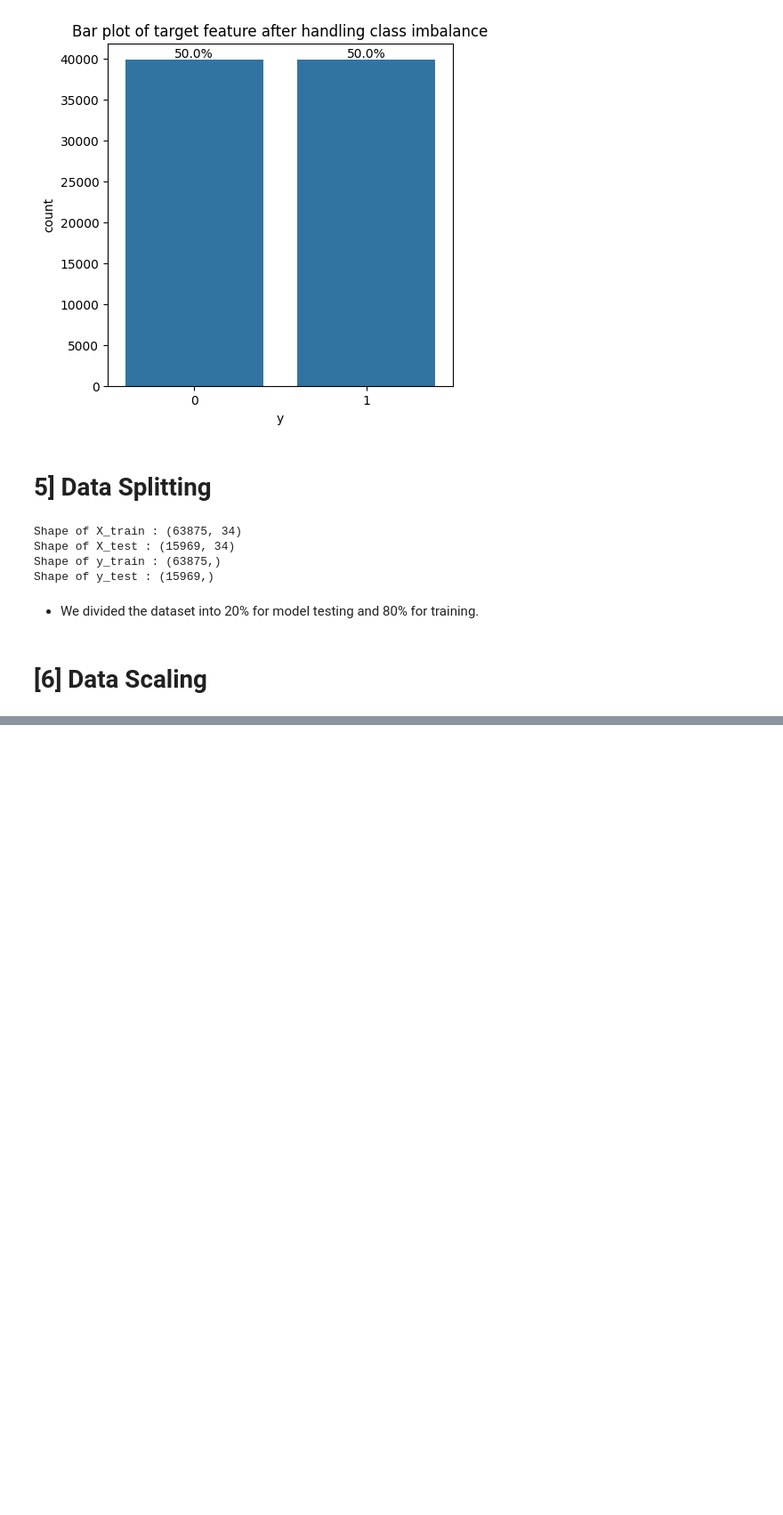
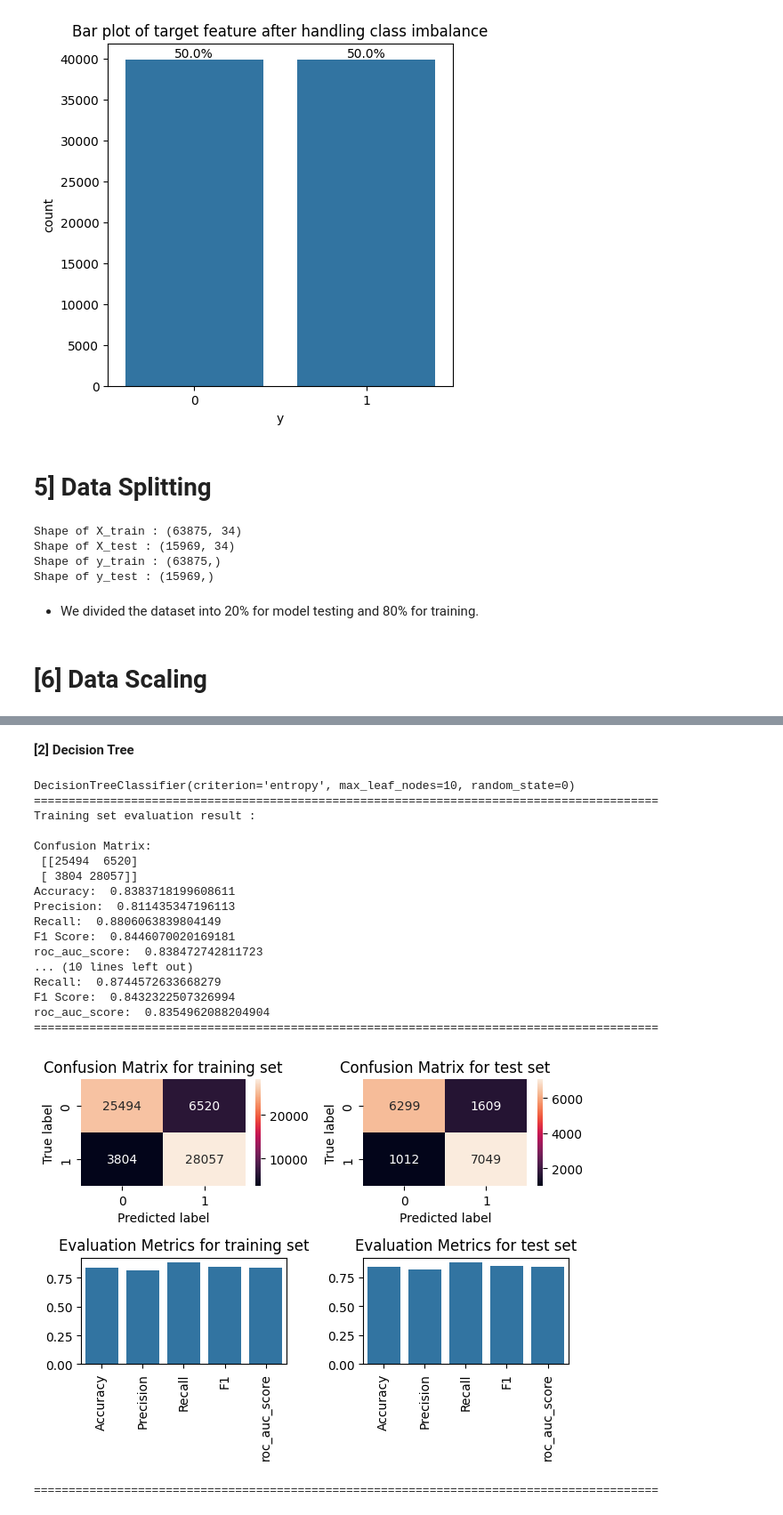
Before and after one commit to bimal-bp/Bank-Marketing-Effectiveness-Prediction-ML-Classification, a Jupyter notebook: project.ipynb, the cells around one changed output, grey strips where cells are left out. Shown at 89% size. Cells and saved outputs as stored; diff of their text form; code cells hidden in the pictures; blank space fills up the shorter version.

```diff
--- a/project.ipynb
+++ b/project.ipynb
@@ -779,0 +1068,28 @@ X_test = scaler.transform(X_test)
+# %% [markdown]
+**[2] Decision Tree**
+# %%
+# Import Decision Tree algoritham in envirnoment
+from sklearn.tree import DecisionTreeClassifier
+# Fitting Decision Tree model to training set
+classifier_dt = DecisionTreeClassifier(criterion='entropy', max_leaf_nodes=10, random_state=0)
+dt=classification_model(X_train, X_test, y_train, y_test, classifier_dt)
+# %% [output]
+DecisionTreeClassifier(criterion='entropy', max_leaf_nodes=10, random_state=0)
+==========================================================================================
+Training set evaluation result :
+
+Confusion Matrix:
+ [[25494  6520]
+ [ 3804 28057]]
+Accuracy:  0.8383718199608611
+Precision:  0.811435347196113
+Recall:  0.8806063839804149
+F1 Score:  0.8446070020169181
+roc_auc_score:  0.838472742811723
+... (10 lines left out)
+Recall:  0.8744572633668279
+F1 Score:  0.8432322507326994
+roc_auc_score:  0.8354962088204904
+==========================================================================================
+[figure, added]
+==========================================================================================
```
Also changed, not shown: parts of 19 cells of this notebook.
